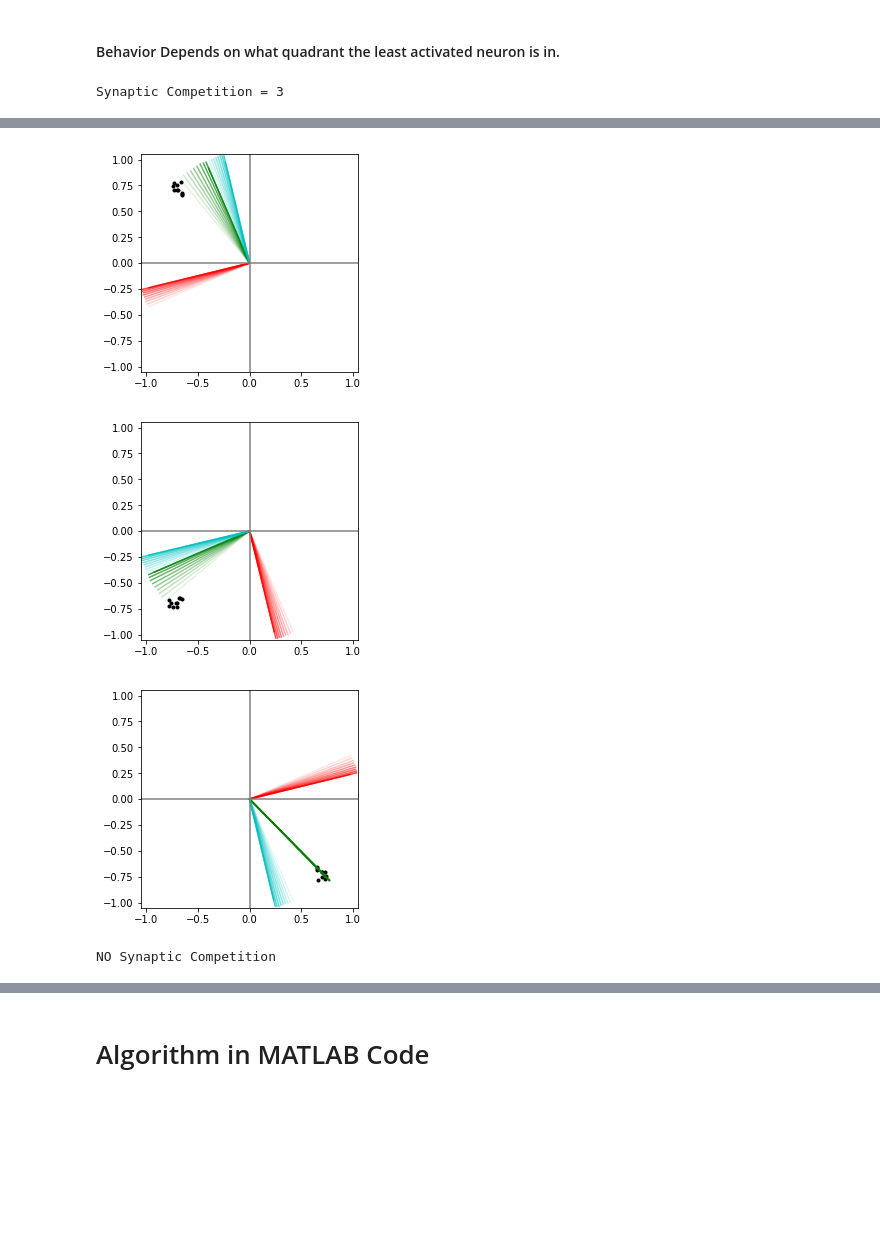
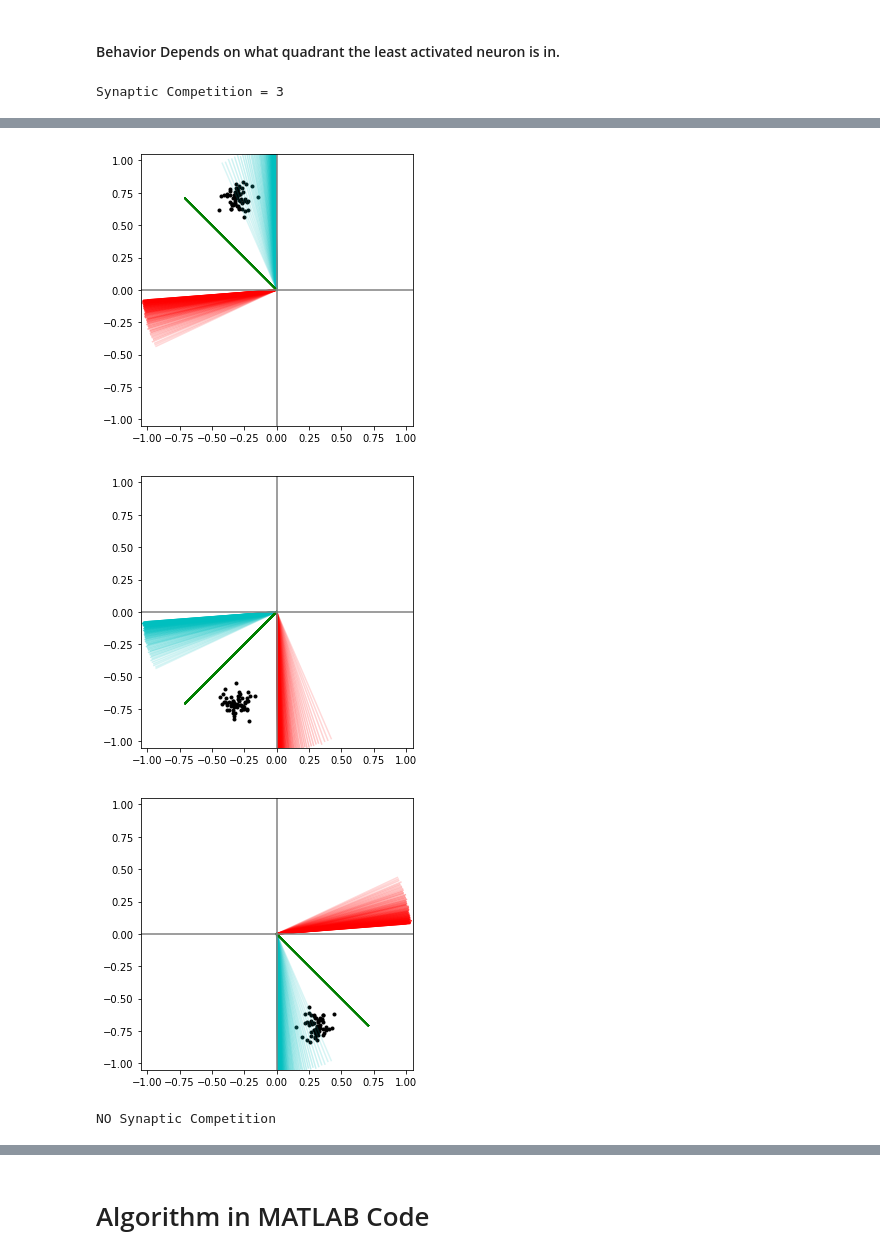
Before and after one commit to DannyWeitekamp/HebbianLearning, a Jupyter notebook: notebooks/update_options.ipynb, the cells around one changed output, grey strips where cells are left out. Drawn from its saved outputs; the diff is of its cells as text; code cells hidden in the pictures; blank space fills up the shorter version.

```diff
--- a/notebooks/update_options.ipynb
+++ b/notebooks/update_options.ipynb
@@ -7,16 +7,18 @@ import numpy as np
 sqrt = np.sqrt
 # %%
 from matplotlib import pyplot as plt
+from pylab import rcParams
+rcParams['figure.figsize'] = [5.0, 5.0]
 def plot_history(x,W_history):
     plt.xlim([-1.0,1.0])
     plt.ylim([-1.0,1.0])
     plt.plot([x[:,0]],[x[:,1]], 'o',markersize=3, color='k')
 
     colors = ['g','c','r','o','b']
-    for k in range(W_history.shape[1]):
+    for k in reversed(range(W_history.shape[1])):
         for t in range(W_history.shape[0]):
             x,y = W_history[t,k]
-            alpha =.1 + .8*float(t)/W_history.shape[0]
+            alpha =.15 + .75*float(t)/W_history.shape[0]
             plt.plot([0,x], [0,y], '-',color=colors[k],alpha=alpha)
     plt.gca().set_aspect('equal', adjustable='box')
     plt.axhline(y=0, color='gray')
@@ -37,7 +39,7 @@ def AHL_update_v1(x,W, lr=.1,gamma=.9):
     W_history = []
     for i,x_i in enumerate(x):
         a = np.dot(W,x_i)
-        w_max,w_min = W[np.argmax(a)],W[np.argmin(a)]
+        w_max,w_min = np.max(W,axis=0),np.min(W,axis=0)
         for j,x_j in enumerate(x_i):
             if(x_j > 0):
                 for k,w in enumerate(W):
@@ -50,7 +52,7 @@ def AHL_update_v1(x,W, lr=.1,gamma=.9):
     return np.array(W_history)
 # %%
 #Random samples in each quadrant
-x_1st = np.random.normal([1/sqrt(2),1/sqrt(2)],scale=.05,size=(10,2))
+x_1st = np.random.normal([1/sqrt(2),1/sqrt(2)],scale=.05,size=(60,2))
 x_2nd,x_3rd,x_4th = rotate(x_1st,90),rotate(x_1st,180),rotate(x_1st,270)
 
 #Weights slightly off from each other
@@ -58,8 +60,8 @@ W_1st = np.array([[1/sqrt(2),1/sqrt(2)],[2/sqrt(5),1/sqrt(5)],[-1/sqrt(5),2/sqrt
 W_2nd,W_3rd,W_4th = rotate(W_1st,90),rotate(W_1st,180), rotate(W_1st,270)
 
 #Samples slightly moved to make learn
-mov = np.array([[.5,0.0]])
-x_1st_,x_2nd_,x_3rd_,x_4th_ = x_1st-mov,x_2nd+mov,x_3rd+mov,x_4th-mov
+mov = np.array([[.4,0.0]])
+x_1st,x_2nd,x_3rd,x_4th = x_1st-mov,x_2nd+mov,x_3rd+mov,x_4th-mov
 # %% [markdown]
 #### Behavior Depends on what quadrant the least activated neuron is in.
 # %%
@@ -68,7 +70,7 @@ for x,W in zip([x_1st,x_2nd,x_3rd,x_4th],[W_1st,W_2nd,W_3rd,W_4th]):
     plot_history(x,AHL_update_v1(x,W))
 
 print("NO Synaptic Competition")
-for x,W in zip([x_1st_,x_2nd_,x_3rd_,x_4th_],[W_1st[:1],W_2nd[:1],W_3rd[:1],W_4th[:1]]):
+for x,W in zip([x_1st,x_2nd,x_3rd,x_4th],[W_1st[:1],W_2nd[:1],W_3rd[:1],W_4th[:1]]):
     plot_history(x,AHL_update_v1(x,W))
 # %% [output]
 Synaptic Competition = 3
@@ -76,4 +78,4 @@ Synaptic Competition = 3
-[figure, old version]
+[figure, new version]
-[figure, old version]
+[figure, new version]
-[figure, old version]
+[figure, new version]
 NO Synaptic Competition
```
Also changed, not shown: parts of 9 cells of this notebook.
